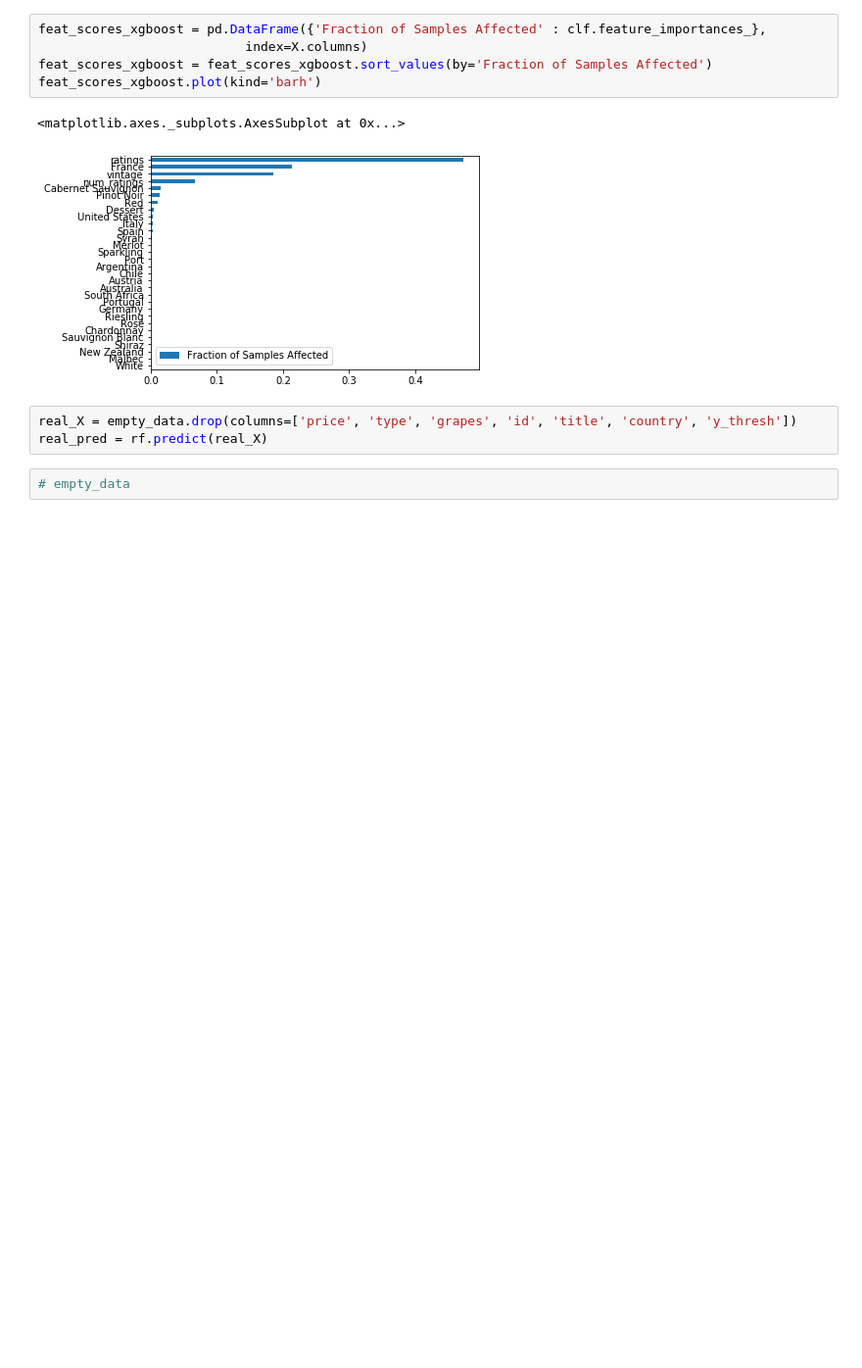
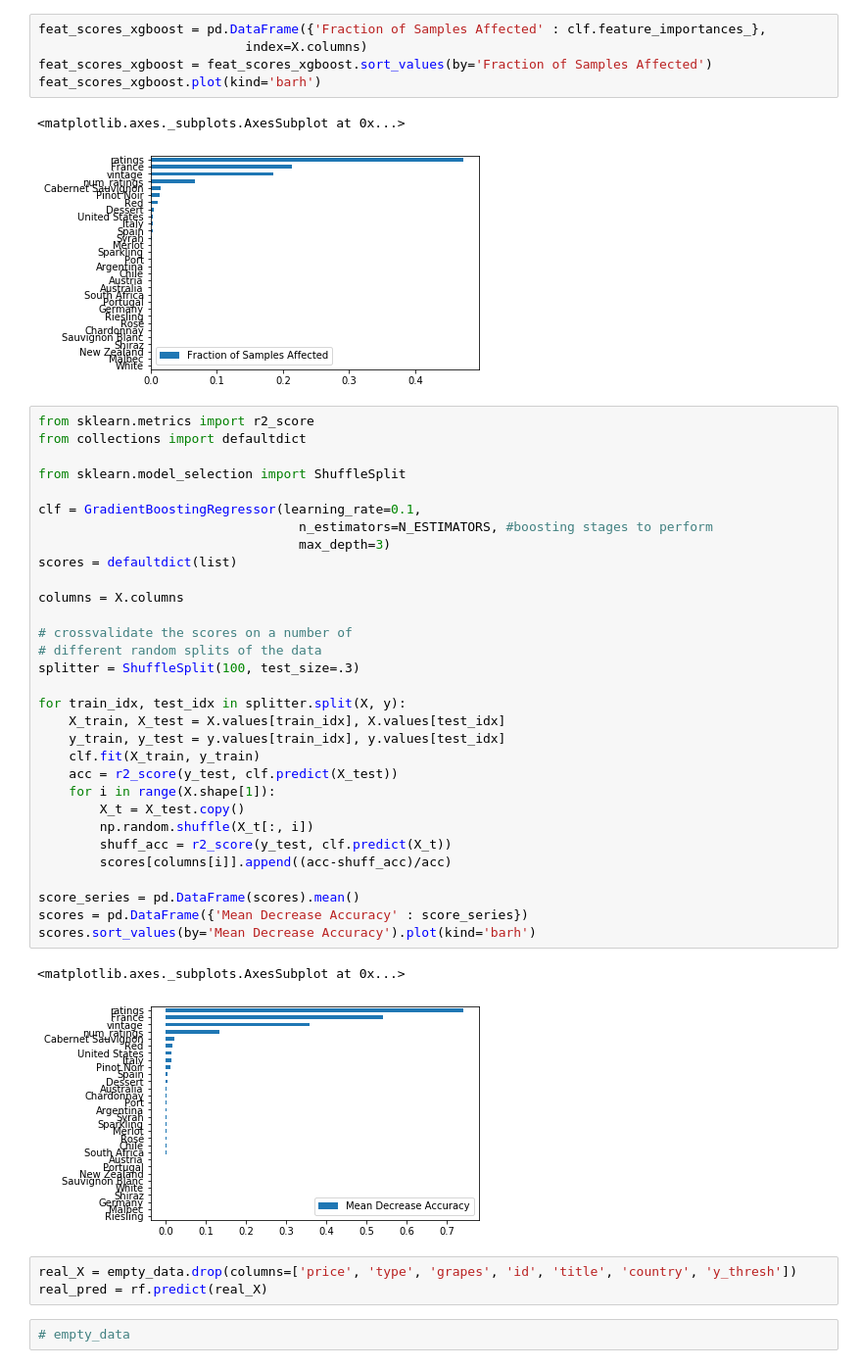
Before and after one commit to yueweng/wine-predictions, a Jupyter notebook: capstone.ipynb, the cells around one changed output. Shown: that part at 98% size. Cells and saved outputs as stored; diff of their text form; blank space fills up the shorter version.

```diff
--- a/capstone.ipynb
+++ b/capstone.ipynb
@@ -571,6 +571,40 @@ feat_scores_xgboost.plot(kind='barh')
 # %% [output]
 <matplotlib.axes._subplots.AxesSubplot at 0x...>
 [figure]
+# %%
+from sklearn.metrics import r2_score
+from collections import defaultdict
+
+from sklearn.model_selection import ShuffleSplit
+
+clf = GradientBoostingRegressor(learning_rate=0.1,
+                                  n_estimators=N_ESTIMATORS, #boosting stages to perform
+                                  max_depth=3)
+scores = defaultdict(list)
+
+columns = X.columns
+
+# crossvalidate the scores on a number of
+# different random splits of the data
+splitter = ShuffleSplit(100, test_size=.3)
+
+for train_idx, test_idx in splitter.split(X, y):
+    X_train, X_test = X.values[train_idx], X.values[test_idx]
+    y_train, y_test = y.values[train_idx], y.values[test_idx]
+    clf.fit(X_train, y_train)
+    acc = r2_score(y_test, clf.predict(X_test))
+    for i in range(X.shape[1]):
+        X_t = X_test.copy()
+        np.random.shuffle(X_t[:, i])
+        shuff_acc = r2_score(y_test, clf.predict(X_t))
+        scores[columns[i]].append((acc-shuff_acc)/acc)
+
+score_series = pd.DataFrame(scores).mean()
+scores = pd.DataFrame({'Mean Decrease Accuracy' : score_series})
+scores.sort_values(by='Mean Decrease Accuracy').plot(kind='barh')
+# %% [output]
+<matplotlib.axes._subplots.AxesSubplot at 0x...>
+[figure, added]
 # %%
 real_X = empty_data.drop(columns=['price', 'type', 'grapes', 'id', 'title', 'country', 'y_thresh'])
 real_pred = rf.predict(real_X)
```
Also changed, not shown: 1 other file.
